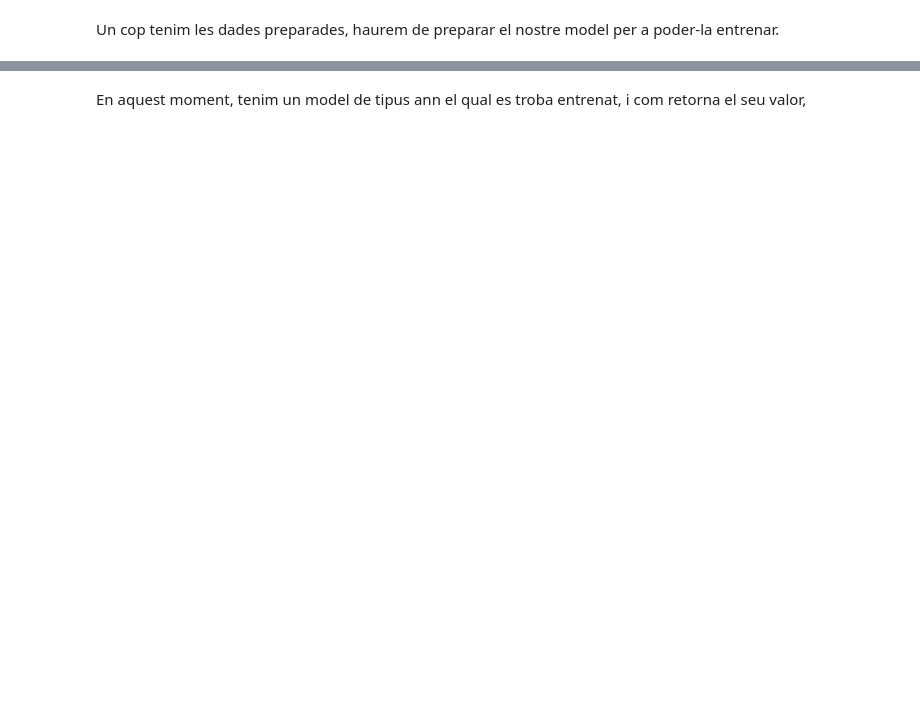
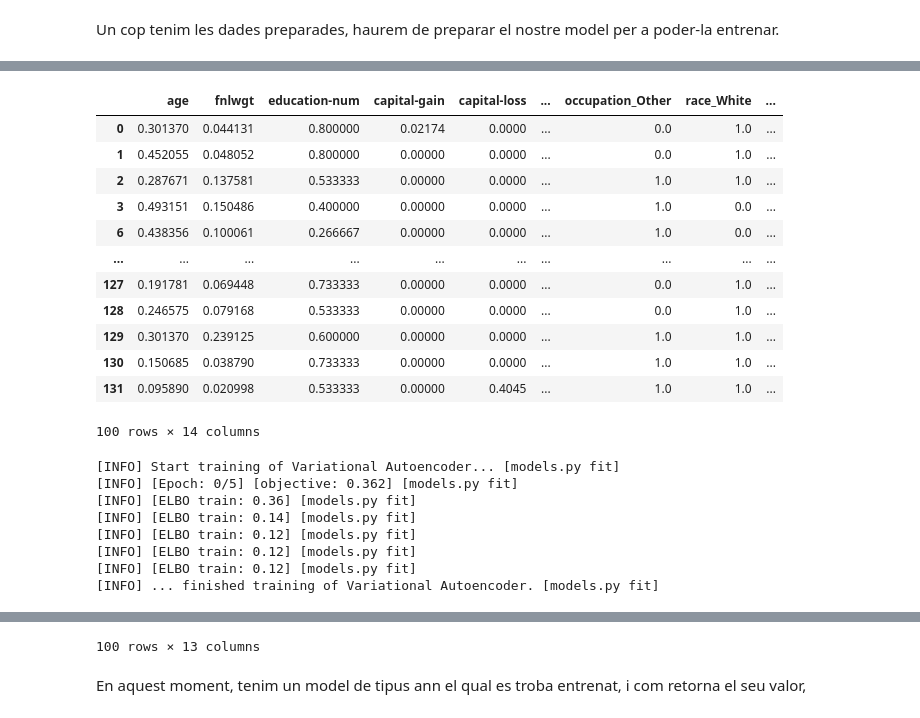
Before and after one commit to Gerard01mm/TFGAvaluacioDeContrafactuals, a Jupyter notebook: ML_GermanBank.ipynb, the cells around one changed output, grey strips where cells are left out. Drawn from its saved outputs; the diff is of its cells as text; code cells hidden in the pictures; blank space fills up the shorter version.

```diff
--- a/ML_GermanBank.ipynb
+++ b/ML_GermanBank.ipynb
@@ -215,0 +274,55 @@ InvalidArgumentError: Incompatible shapes: [100,3] vs. [100,2]
+# %%
+data_name = "adult"
+dataset = OnlineCatalog(data_name)
+
+from carla.models.catalog import MLModelCatalog
+
+training_params = {"lr": 0.002, "epochs": 10, "batch_size": 1024, "hidden_size": [18, 9, 3]}
+
+ml_model = MLModelCatalog(
+    dataset,
+    model_type="ann",
+    load_online=True,
+    backend="pytorch"
+)
+
+ml_model.train(
+    learning_rate=training_params["lr"],
+    epochs=training_params["epochs"],
+    batch_size=training_params["batch_size"],
+    hidden_size=training_params["hidden_size"]
+)
+
+factuals = predict_negative_instances(ml_model, dataset.df)
+test_factual = factuals[:100]
+
+display(test_factual)
+
+hyperparams = {
+        "data_name": data_name,
+        "n_search_samples": 100,
+        "p_norm": 1,
+        "step": 0.1,
+        "max_iter": 1000,
+        "clamp": True,
+        "binary_cat_features": True,
+        "vae_params": {
+            "layers": [len(ml_model.feature_input_order), 512, 256, 8],
+            "train": True,
+            "lambda_reg": 1e-6,
+            "epochs": 5,
+            "lr": 1e-3,
+            "batch_size": 32,
+        },
+    }
+
+recourse_method = recourse_catalog.CCHVAE(ml_model, hyperparams)
+df_cfs = recourse_method.get_counterfactuals(test_factual)
+
+display(df_cfs)
+
+# recourse_method = recourse_catalog.GrowingSpheres(ml_model)
+# data_counterfactuals = recourse_method.get_counterfactuals(some_factuals)
+# display(data_counterfactual)
+# data_counterfactuals.to_excel("prueba.xlsx")
+# %% [output]
@@ -215,0 +346,21 @@ InvalidArgumentError: Incompatible shapes: [100,3] vs. [100,2]
+|  | age | fnlwgt | education-num | capital-gain | capital-loss | ... | occupation_Other | race_White | ... |
+| 0 | 0.301370 | 0.044131 | 0.800000 | 0.02174 | 0.0000 | ... | 0.0 | 1.0 | ... |
+| 1 | 0.452055 | 0.048052 | 0.800000 | 0.00000 | 0.0000 | ... | 0.0 | 1.0 | ... |
+| 2 | 0.287671 | 0.137581 | 0.533333 | 0.00000 | 0.0000 | ... | 1.0 | 1.0 | ... |
+| 3 | 0.493151 | 0.150486 | 0.400000 | 0.00000 | 0.0000 | ... | 1.0 | 0.0 | ... |
+| 6 | 0.438356 | 0.100061 | 0.266667 | 0.00000 | 0.0000 | ... | 1.0 | 0.0 | ... |
+| ... | ... | ... | ... | ... | ... | ... | ... | ... | ... |
+| 127 | 0.191781 | 0.069448 | 0.733333 | 0.00000 | 0.0000 | ... | 0.0 | 1.0 | ... |
+| 128 | 0.246575 | 0.079168 | 0.533333 | 0.00000 | 0.0000 | ... | 0.0 | 1.0 | ... |
+| 129 | 0.301370 | 0.239125 | 0.600000 | 0.00000 | 0.0000 | ... | 1.0 | 1.0 | ... |
+| 130 | 0.150685 | 0.038790 | 0.733333 | 0.00000 | 0.0000 | ... | 1.0 | 1.0 | ... |
+| 131 | 0.095890 | 0.020998 | 0.533333 | 0.00000 | 0.4045 | ... | 1.0 | 1.0 | ... |
+100 rows × 14 columns
+[INFO] Start training of Variational Autoencoder... [models.py fit]
+[INFO] [Epoch: 0/5] [objective: 0.362] [models.py fit]
+[INFO] [ELBO train: 0.36] [models.py fit]
+[INFO] [ELBO train: 0.14] [models.py fit]
+[INFO] [ELBO train: 0.12] [models.py fit]
+[INFO] [ELBO train: 0.12] [models.py fit]
+[INFO] [ELBO train: 0.12] [models.py fit]
+[INFO] ... finished training of Variational Autoencoder. [models.py fit]
@@ -216,3 +379,4 @@ InvalidArgumentError: Incompatible shapes: [100,3] vs. [100,2]
+100 rows × 13 columns
 # %% [markdown]
 En aquest moment, tenim un model de tipus ann el qual es troba entrenat, i com retorna el seu valor,
 # %%
```
Also changed, not shown: parts of 15 cells of this notebook.
